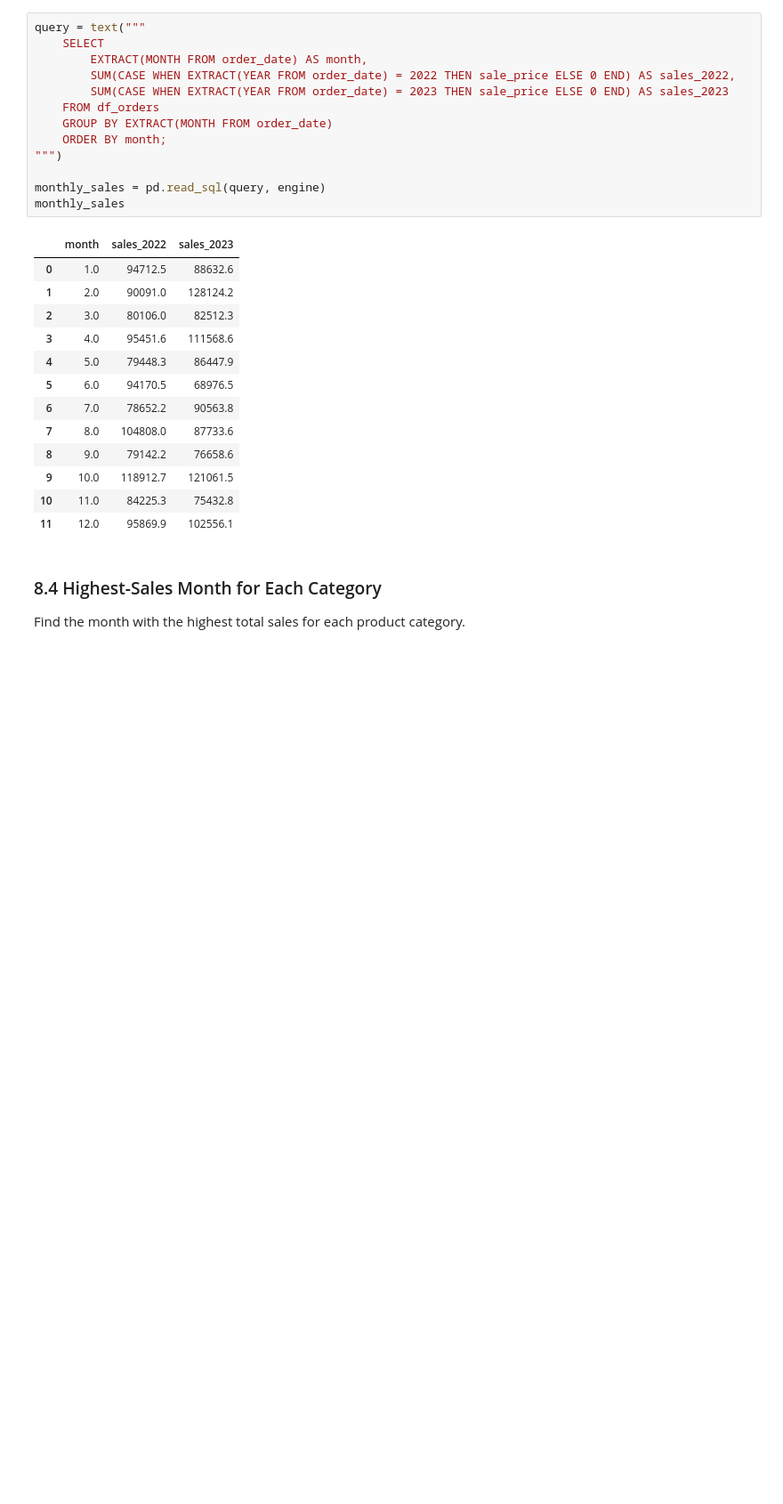
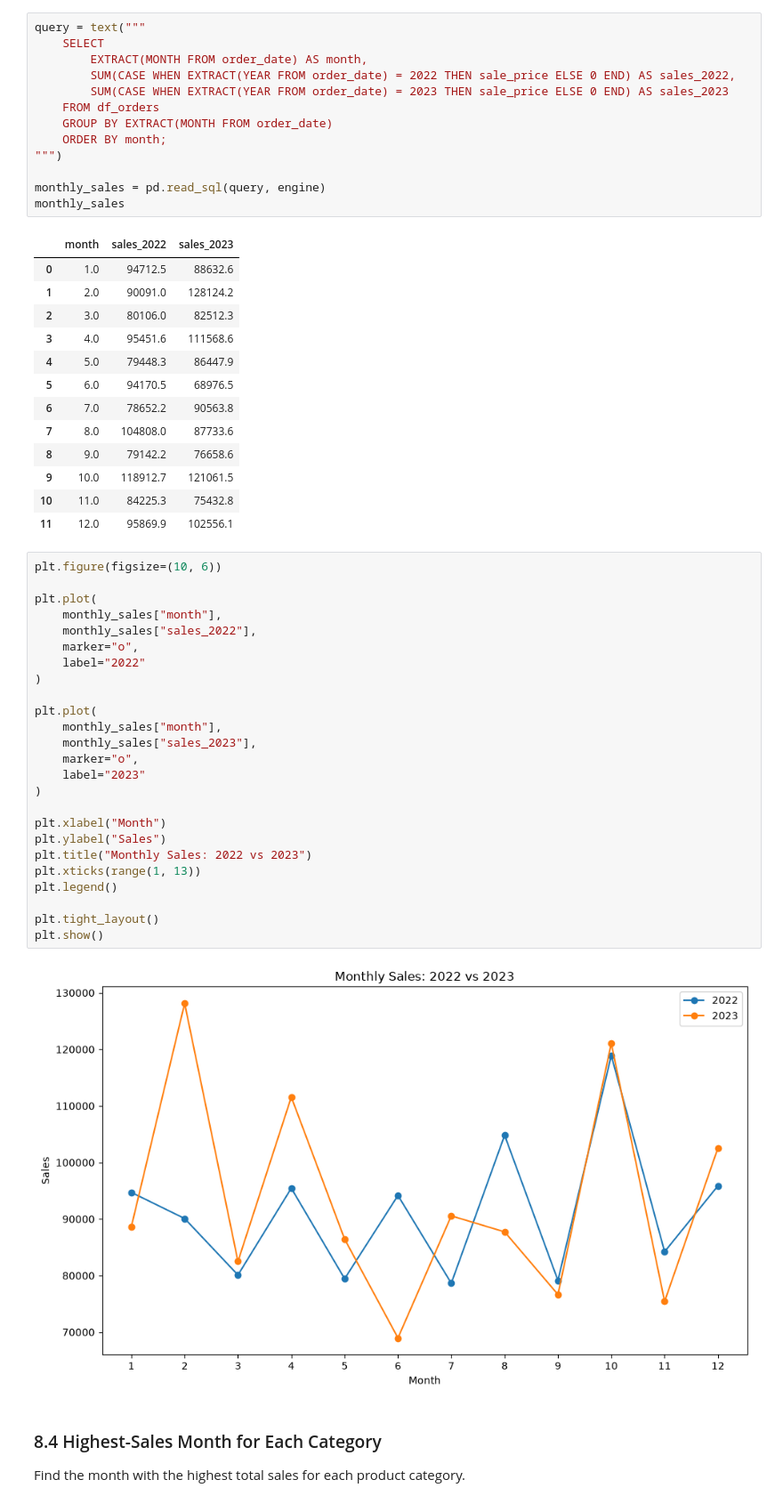
Before and after one commit to Minhazul22/data-analytics-project, a Jupyter notebook: orders_data_analysis.ipynb, the cells around one changed output. Shown at 89% size. Cells and saved outputs as stored; diff of their text form; blank space fills up the shorter version.

```diff
--- a/orders_data_analysis.ipynb
+++ b/orders_data_analysis.ipynb
@@ -713,6 +737,33 @@ monthly_sales
 | 9 | 10.0 | 118912.7 | 121061.5 |
 | 10 | 11.0 | 84225.3 | 75432.8 |
 | 11 | 12.0 | 95869.9 | 102556.1 |
+# %%
+plt.figure(figsize=(10, 6))
+
+plt.plot(
+    monthly_sales["month"],
+    monthly_sales["sales_2022"],
+    marker="o",
+    label="2022"
+)
+
+plt.plot(
+    monthly_sales["month"],
+    monthly_sales["sales_2023"],
+    marker="o",
+    label="2023"
+)
+
+plt.xlabel("Month")
+plt.ylabel("Sales")
+plt.title("Monthly Sales: 2022 vs 2023")
+plt.xticks(range(1, 13))
+plt.legend()
+
+plt.tight_layout()
+plt.show()
+# %% [output]
+[figure, added]
 # %% [markdown]
 ### 8.4 Highest-Sales Month for Each Category
 
```
Also changed, not shown: parts of 4 cells of this notebook.
